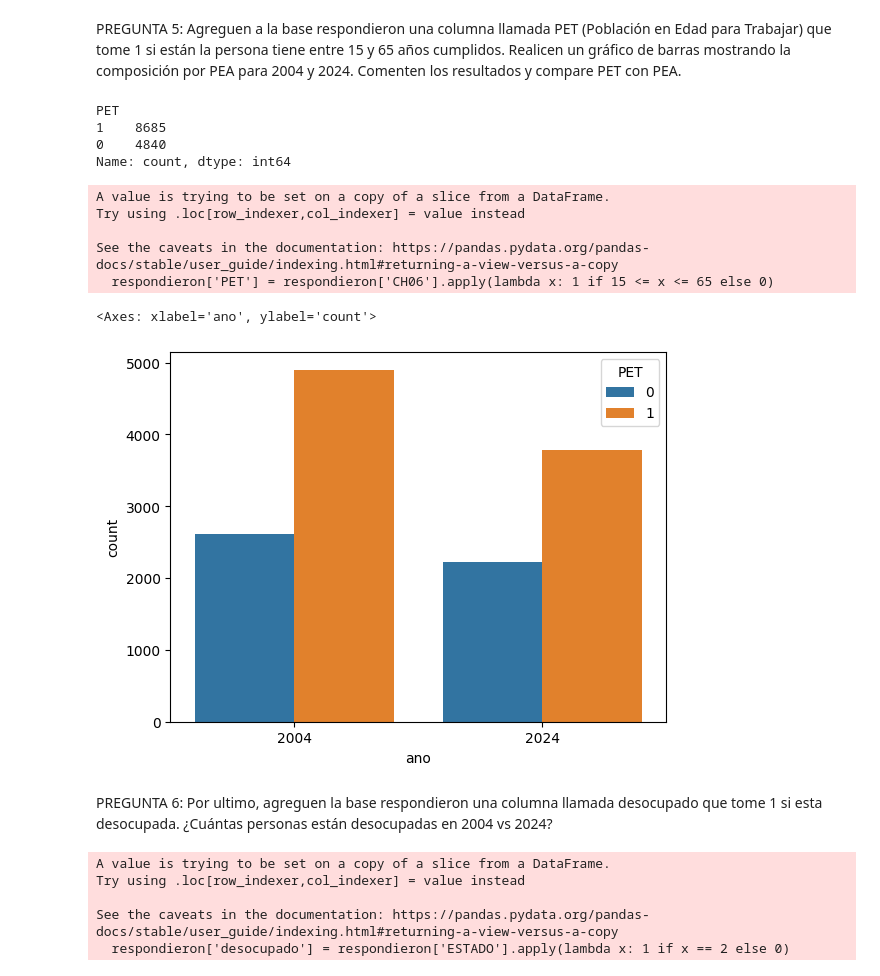
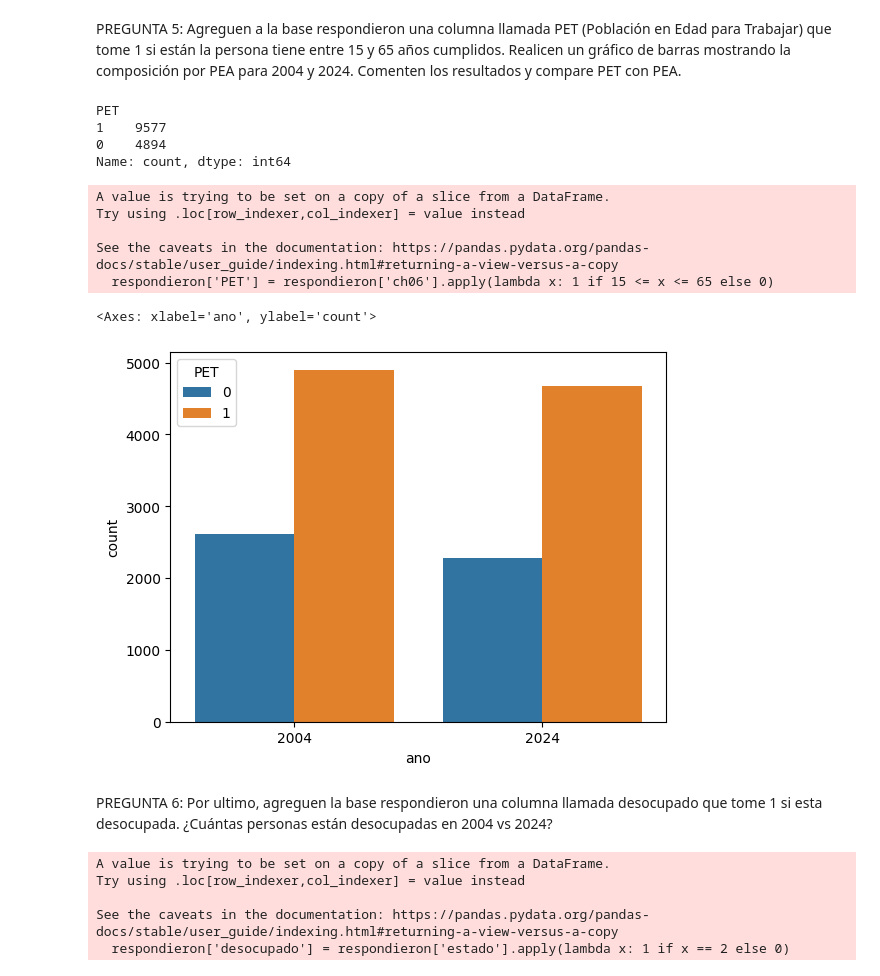
Before and after one commit to fstrejilevich/CC408-T2-5, a Jupyter notebook: TP3Ciencias.ipynb, the cells around one changed output. Drawn from its saved outputs; the diff is of its cells as text; code cells hidden in the pictures.

```diff
--- a/TP3Ciencias.ipynb
+++ b/TP3Ciencias.ipynb
@@ -177,0 +255,21 @@ Name: ipcf, dtype: float64
+# %%
+import pandas as pd
+
+
+#se convierte genero a binario
+dfcompleto['ch04_2'] = dfcompleto['ch04'].replace({1: 0, 2: 1})
+
+#se convierte en ch07 binaria (1 si está en pareja, 0 si no)
+dfcompleto['ch07_2'] = dfcompleto['ch07'].replace({1: 1, 2: 1, 3: 0, 4: 0, 5: 0})
+
+# se convierte `ch08` en binaria (1 si tiene cobertura médica, 0 si no)
+dfcompleto['ch08_2'] = dfcompleto['ch08'].replace({1: 1, 2: 1, 3: 1, 4: 0, 9: 0, 12: 1, 13: 1, 23: 1, 123: 1})
+
+# Se crean dummies para estado
+dummies = pd.get_dummies(dfcompleto['estado'], prefix='estado', drop_first=False)
+
+dfcompleto = pd.concat([dfcompleto, dummies], axis=1)
+
+
+print(dfcompleto.columns)
+print(dfcompleto.head())
@@ -192,6 +391,6 @@ df2024_subset = dfdatos2024[['CH04', 'CH06', 'CH07', 'CH08', 'NIVEL_ED', 'ESTADO
 # %%
-dfcompleto=pd.concat([df2004_subset, df2024_subset], ignore_index=True)
-print(dfcompleto['ESTADO'].value_counts())
+
+print(dfcompleto['estado'].value_counts())
 
 #no respondieron 41 personas
 # %% [output]
@@ -208,3 +404,7 @@ norespondieron=dfcompleto[dfcompleto['ESTADO']==0]
+# %%
+#se separa las bases en respondieron (todos los que no tengan valor 0 en la columna estado) y no respondieron (estado == 0)
+respondieron=dfcompleto[dfcompleto['estado']!=0]
+norespondieron=dfcompleto[dfcompleto['estado']==0]
 # %% [markdown]
 PREGUNTA 4:
 Agreguen a la base respondieron una columna llamada PEA
@@ -212,8 +412,10 @@ Agreguen a la base respondieron una columna llamada PEA
 desocupados en ESTADO. Realicen un gráfico de barras mostrando la
 composición por PEA para 2004 y 2024. Comenten los resultados.
 # %%
-respondieron['PEA'] = respondieron['ESTADO'].apply(lambda x: 1 if x in [1, 2] else 0)
+#se hace un lambda que confirma si estan ocupados o desocupados, dandoles 1 si es el caso
+respondieron['PEA'] = respondieron['estado'].apply(lambda x: 1 if x in [1, 2] else 0)
 print(respondieron['PEA'].value_counts())
+#hay
 # %% [output]
 PEA
 0    7330
@@ -236,33 +439,35 @@ entre 15 y 65 años cumplidos. Realicen un gráfico de barras mostrando
 la composición por PEA para 2004 y 2024. Comenten los resultados y
 compare PET con PEA.
 # %%
-respondieron['PET'] = respondieron['CH06'].apply(lambda x: 1 if 15 <= x <= 65 else 0)
+#lo mismo que pregunta 4
+respondieron['PET'] = respondieron['ch06'].apply(lambda x: 1 if 15 <= x <= 65 else 0)
 print(respondieron['PET'].value_counts())
 
 sns.countplot(x='ano', hue='PET', data=respondieron)
 # %% [output]
 PET
-1    8685
-0    4840
+1    9577
+0    4894
 Name: count, dtype: int64
 A value is trying to be set on a copy of a slice from a DataFrame.
 Try using .loc[row_indexer,col_indexer] = value instead
 
 See the caveats in the documentation: https://pandas.pydata.org/pandas-docs/stable/user_guide/indexing.html#returning-a-view-versus-a-copy
-  respondieron['PET'] = respondieron['CH06'].apply(lambda x: 1 if 15 <= x <= 65 else 0)
+  respondieron['PET'] = respondieron['ch06'].apply(lambda x: 1 if 15 <= x <= 65 else 0)
 <Axes: xlabel='ano', ylabel='count'>
-[figure, old version]
+[figure, new version]
 # %% [markdown]
 PREGUNTA 6: Por ultimo, agreguen la base respondieron una columna llamada
 desocupado que tome 1 si esta desocupada. ¿Cuántas personas están
 desocupadas en 2004 vs 2024?
 # %%
-respondieron['desocupado'] = respondieron['ESTADO'].apply(lambda x: 1 if x == 2 else 0)
+
+respondieron['desocupado'] = respondieron['estado'].apply(lambda x: 1 if x == 2 else 0)
 # %% [output]
 A value is trying to be set on a copy of a slice from a DataFrame.
 Try using .loc[row_indexer,col_indexer] = value instead
 
 See the caveats in the documentation: https://pandas.pydata.org/pandas-docs/stable/user_guide/indexing.html#returning-a-view-versus-a-copy
-  respondieron['desocupado'] = respondieron['ESTADO'].apply(lambda x: 1 if x == 2 else 0)
+  respondieron['desocupado'] = respondieron['estado'].apply(lambda x: 1 if x == 2 else 0)
 # %%
 print(respondieron.groupby('ano')['desocupado'].value_counts())
```
Also changed, not shown: parts of 72 cells of this notebook, 1 other file.
